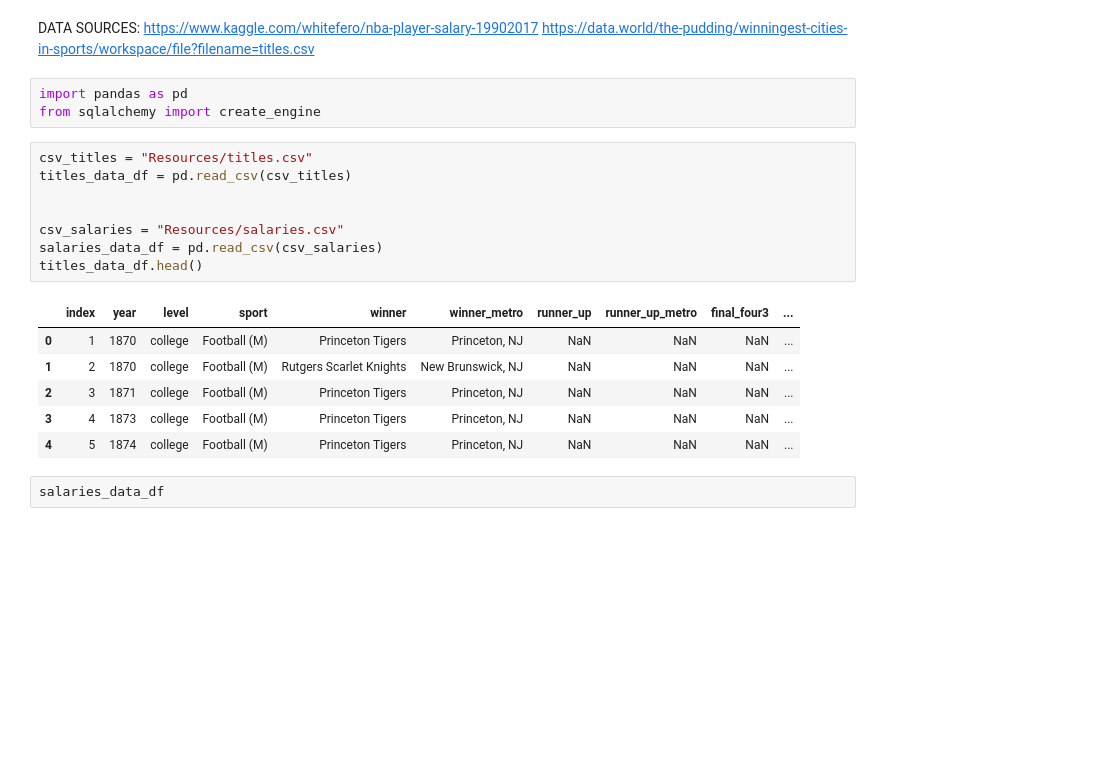
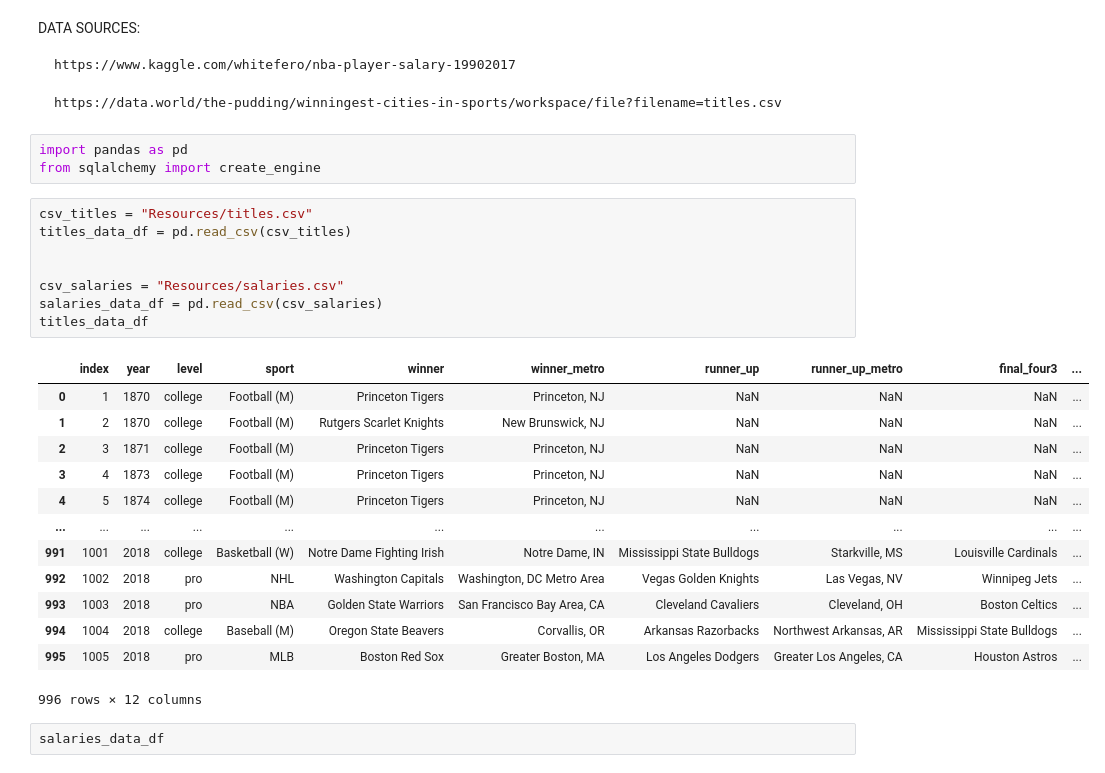
Before and after one commit to bennetyousuf/etl-project, a Jupyter notebook: FINAL NOTEBOOK.ipynb, the cells around one changed output. Saved outputs shown, nothing was run; the diff lists cells and outputs as text; blank space fills up the shorter version.

```diff
--- a/FINAL NOTEBOOK.ipynb
+++ b/FINAL NOTEBOOK.ipynb
@@ -1,25 +1,34 @@
 # %% [markdown]
 DATA SOURCES:
-https://www.kaggle.com/whitefero/nba-player-salary-19902017
-https://data.world/the-pudding/winningest-cities-in-sports/workspace/file?filename=titles.csv
+
+    https://www.kaggle.com/whitefero/nba-player-salary-19902017
+
+    https://data.world/the-pudding/winningest-cities-in-sports/workspace/file?filename=titles.csv
 # %%
 import pandas as pd
 from sqlalchemy import create_engine
 # %%
 csv_titles = "Resources/titles.csv"
 titles_data_df = pd.read_csv(csv_titles)
 
 
 csv_salaries = "Resources/salaries.csv"
 salaries_data_df = pd.read_csv(csv_salaries)
-titles_data_df.head()
+titles_data_df
 # %% [output]
 |  | index | year | level | sport | winner | winner_metro | runner_up | runner_up_metro | final_four3 | ... |
 | 0 | 1 | 1870 | college | Football (M) | Princeton Tigers | Princeton, NJ | NaN | NaN | NaN | ... |
 | 1 | 2 | 1870 | college | Football (M) | Rutgers Scarlet Knights | New Brunswick, NJ | NaN | NaN | NaN | ... |
 | 2 | 3 | 1871 | college | Football (M) | Princeton Tigers | Princeton, NJ | NaN | NaN | NaN | ... |
 | 3 | 4 | 1873 | college | Football (M) | Princeton Tigers | Princeton, NJ | NaN | NaN | NaN | ... |
 | 4 | 5 | 1874 | college | Football (M) | Princeton Tigers | Princeton, NJ | NaN | NaN | NaN | ... |
+| ... | ... | ... | ... | ... | ... | ... | ... | ... | ... | ... |
+| 991 | 1001 | 2018 | college | Basketball (W) | Notre Dame Fighting Irish | Notre Dame, IN | Mississippi State Bulldogs | Starkville, MS | Louisville Cardinals | ... |
+| 992 | 1002 | 2018 | pro | NHL | Washington Capitals | Washington, DC Metro Area | Vegas Golden Knights | Las Vegas, NV | Winnipeg Jets | ... |
+| 993 | 1003 | 2018 | pro | NBA | Golden State Warriors | San Francisco Bay Area, CA | Cleveland Cavaliers | Cleveland, OH | Boston Celtics | ... |
+| 994 | 1004 | 2018 | college | Baseball (M) | Oregon State Beavers | Corvallis, OR | Arkansas Razorbacks | Northwest Arkansas, AR | Mississippi State Bulldogs | ... |
+| 995 | 1005 | 2018 | pro | MLB | Boston Red Sox | Greater Boston, MA | Los Angeles Dodgers | Greater Los Angeles, CA | Houston Astros | ... |
+996 rows × 12 columns
 # %%
 salaries_data_df
 # %% [output]
```
Also changed, not shown: parts of 9 cells of this notebook.
